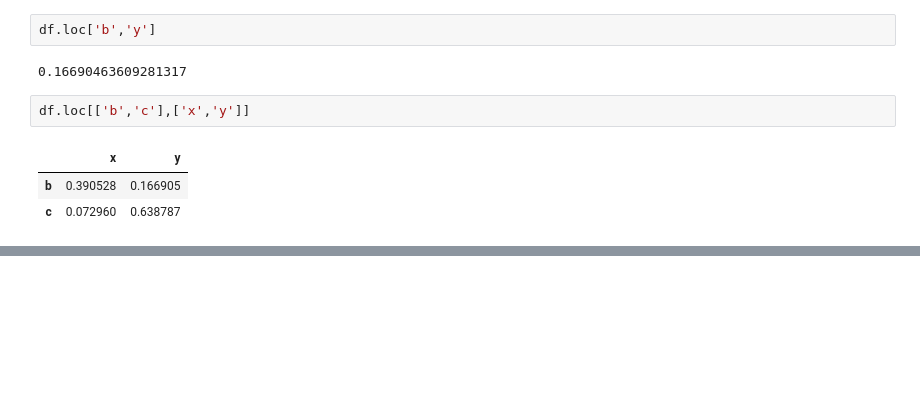
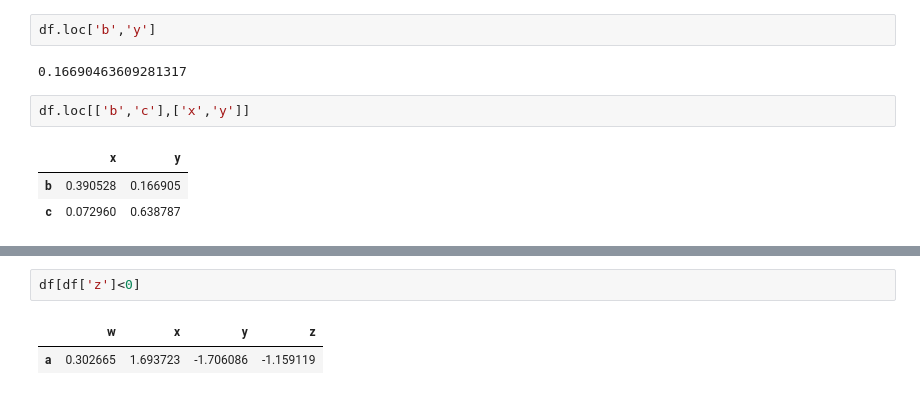
Before and after one commit to tedyeung/Python-, a Jupyter notebook: Pandas/Pandas.ipynb, the cells around one changed output, grey strips where cells are left out. Cells and saved outputs as stored; diff of their text form; blank space fills up the shorter version.

```diff
--- a/Pandas/Pandas.ipynb
+++ b/Pandas/Pandas.ipynb
@@ -234,0 +272,5 @@ df.loc[['b','c'],['x','y']]
+# %%
+df[df['z']<0]
+# %% [output]
+|  | w | x | y | z |
+| a | 0.302665 | 1.693723 | -1.706086 | -1.159119 |
```
Also changed, not shown: parts of 4 cells of this notebook.
